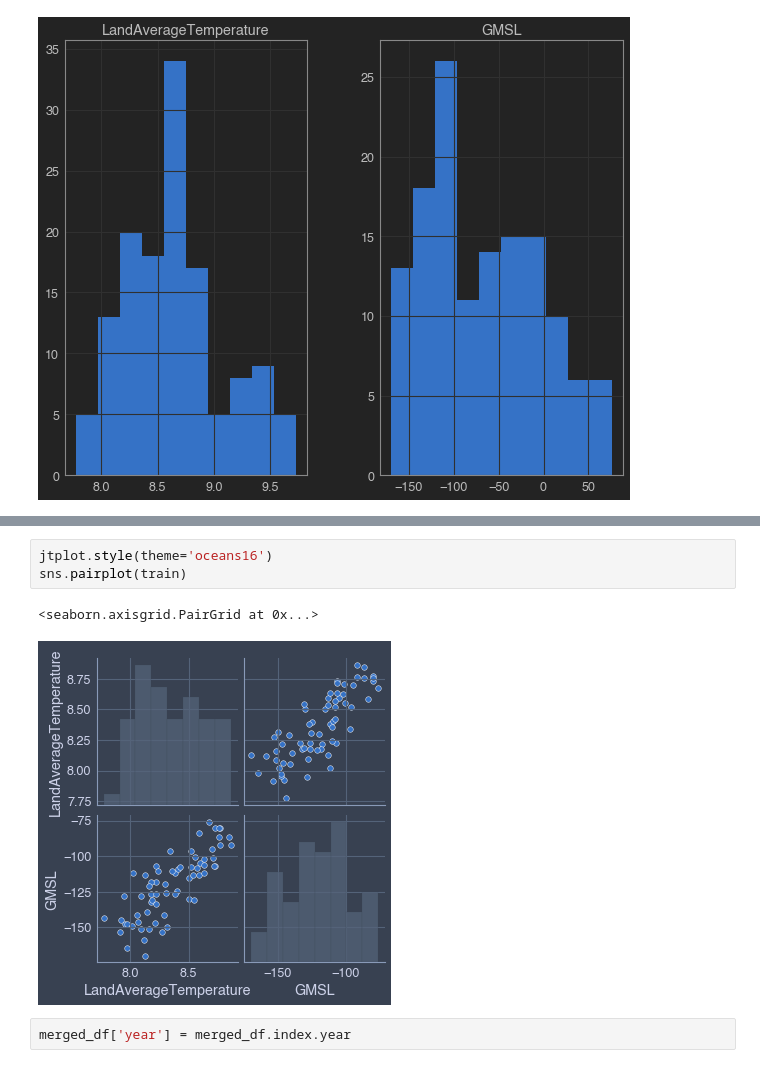
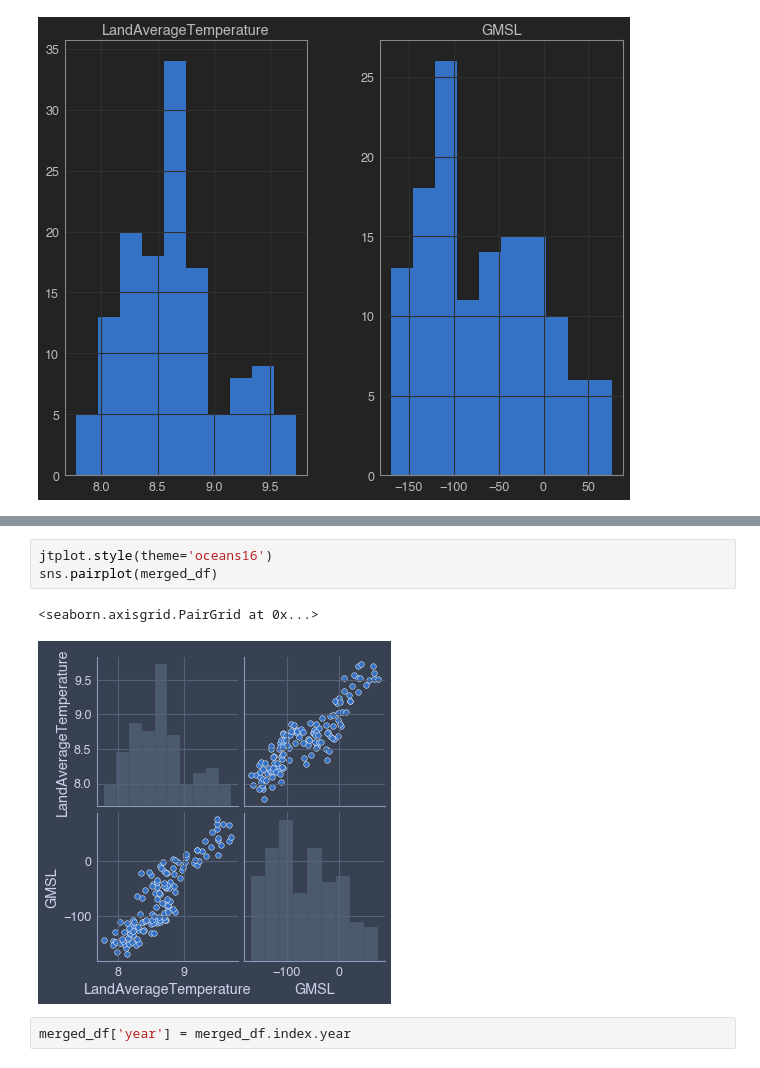
Before and after one commit to Ken-Alviola/sea_level, a Jupyter notebook: sea_level.ipynb, the cells around one changed output, grey strips where cells are left out. Saved outputs shown, nothing was run; the diff lists cells and outputs as text.

```diff
--- a/sea_level.ipynb
+++ b/sea_level.ipynb
@@ -274,9 +224,9 @@ dt
 # %%
 jtplot.style(theme='oceans16')
-sns.pairplot(train)
+sns.pairplot(merged_df)
 # %% [output]
 <seaborn.axisgrid.PairGrid at 0x...>
-[figure, old version]
+[figure, new version]
 # %%
 merged_df['year'] = merged_df.index.year
 # %%
```
Also changed, not shown: parts of 29 cells of this notebook.
